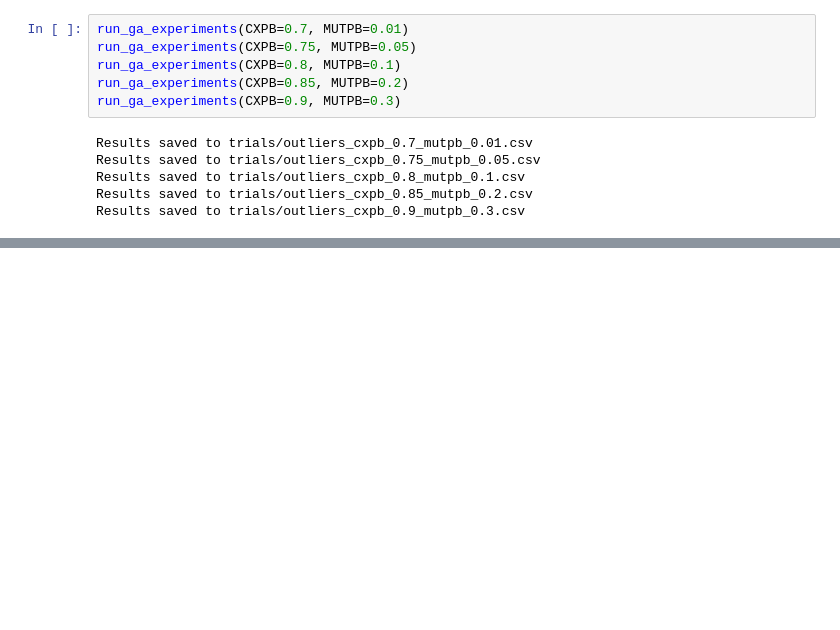
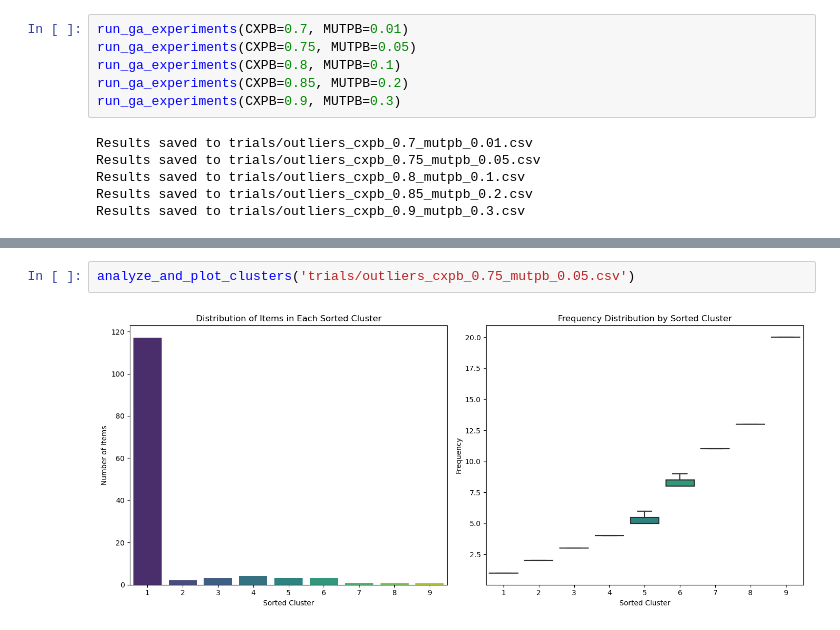
Before and after one commit to rtenacity/dark-matter-genetic, a Jupyter notebook: main.ipynb, the cells around one changed output, grey strips where cells are left out. Cells and saved outputs as stored; diff of their text form; blank space fills up the shorter version.

```diff
--- a/main.ipynb
+++ b/main.ipynb
@@ -178,0 +248,4 @@ Results saved to trials/outliers_cxpb_0.9_mutpb_0.3.csv
+# %%
+analyze_and_plot_clusters('trials/outliers_cxpb_0.75_mutpb_0.05.csv')
+# %% [output]
+[figure, added]
```
Also changed, not shown: parts of 9 cells of this notebook, 5 other files.
